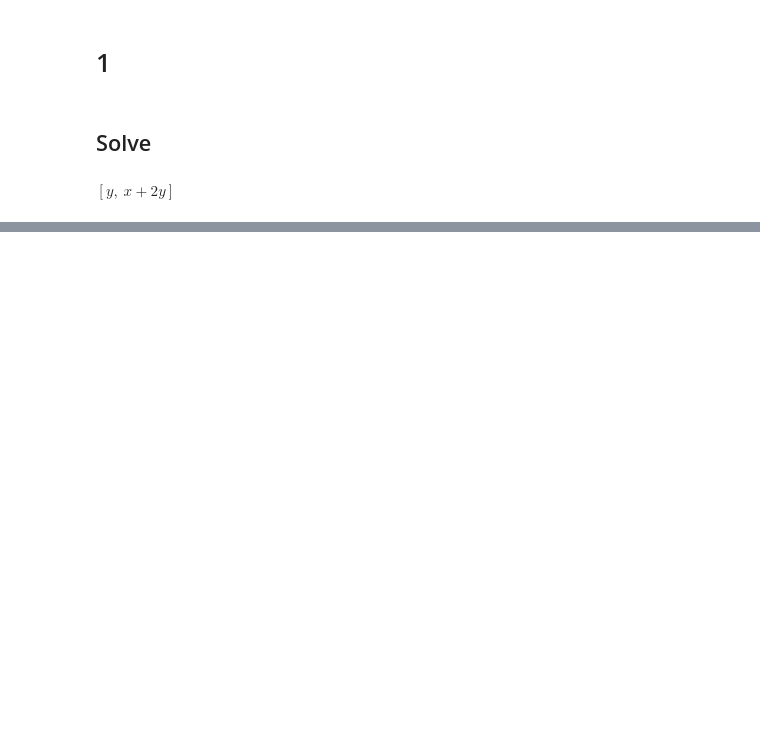
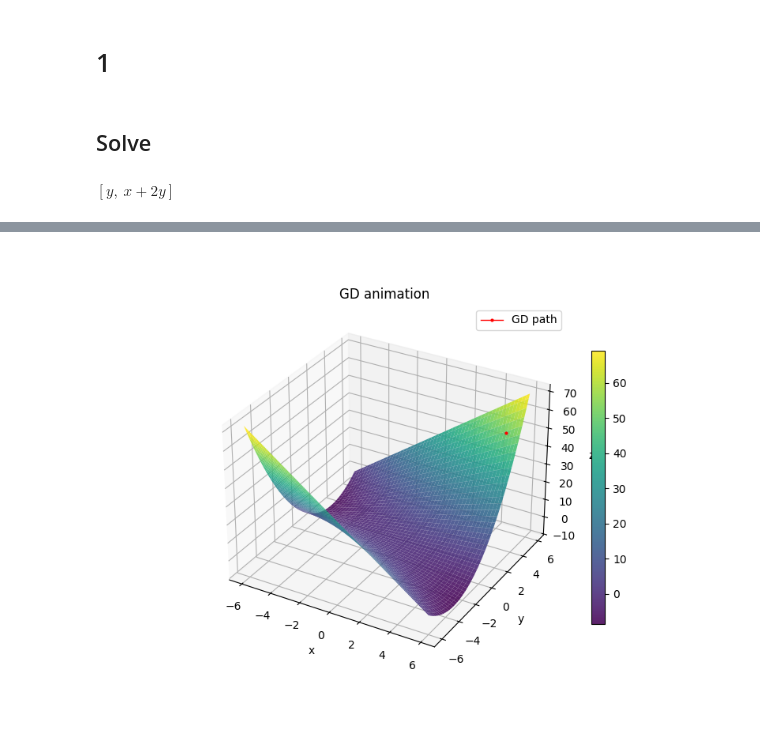
Before and after one commit to Adrn1n/XMU-learning_CVXOPT, a Jupyter notebook: Lab/0917/Lab1.ipynb, the cells around one changed output, grey strips where cells are left out. Drawn from its saved outputs; the diff is of its cells as text; code cells hidden in the pictures; blank space fills up the shorter version.

```diff
--- a/Lab/0917/Lab1.ipynb
+++ b/Lab/0917/Lab1.ipynb
@@ -111,0 +216,42 @@ plt.show()
+# %%
+fig = plt.figure(figsize=(8, 6))
+ax = fig.add_subplot(111, projection="3d")
+surf = ax.plot_surface(
+    x_grid[::10], y_grid[::10], z_grid[::10], cmap="viridis", alpha=0.875
+)
+(line,) = ax.plot(
+    [path[0][0]],
+    [path[0][1]],
+    [path[0][2]],
+    color="red",
+    marker="o",
+    markersize=2,
+    linewidth=1,
+    label="GD path",
+    zorder=10,
+)
+ani = animation.FuncAnimation(
+    fig,
+    lambda frame: (
+        line.set_data(
+            path[: (11 * frame + 1) : 10, 0],
+            path[: (11 * frame + 1) : 10, 1],
+        ),
+        line.set_3d_properties(path[: (11 * frame + 1) : 10, 2]),
+        line,
+    )[-1:],
+    frames=len(path) // 10,
+    interval=250,
+    blit=True,
+    repeat=False,
+)
+
+fig.colorbar(surf, shrink=0.75)
+ax.set_title("GD animation")
+ax.set_xlabel("x")
+ax.set_ylabel("y")
+ax.set_zlabel("z")
+ax.legend()
+plt.show()
+# %% [output]
+[figure, added]
```
Also changed, not shown: parts of 8 cells of this notebook, 2 other files.
